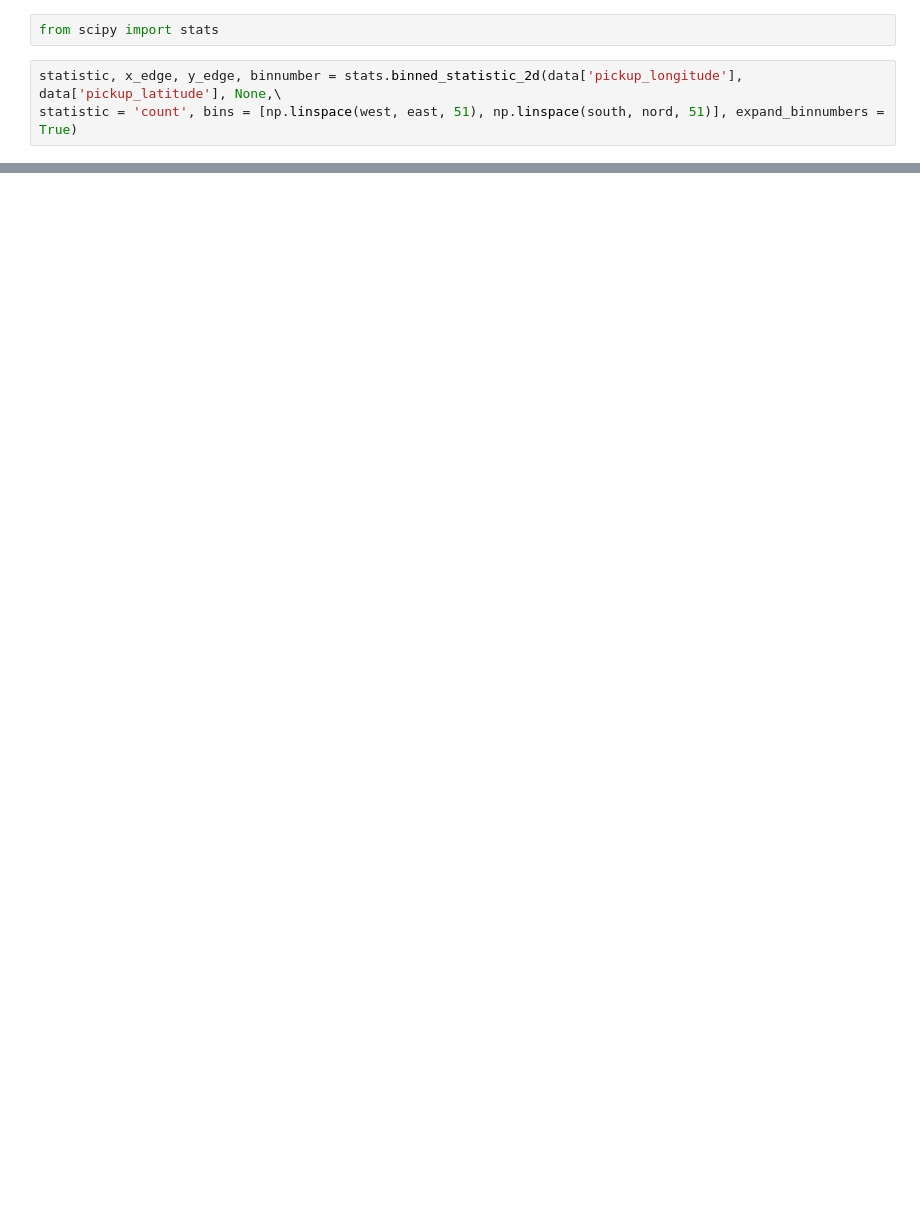
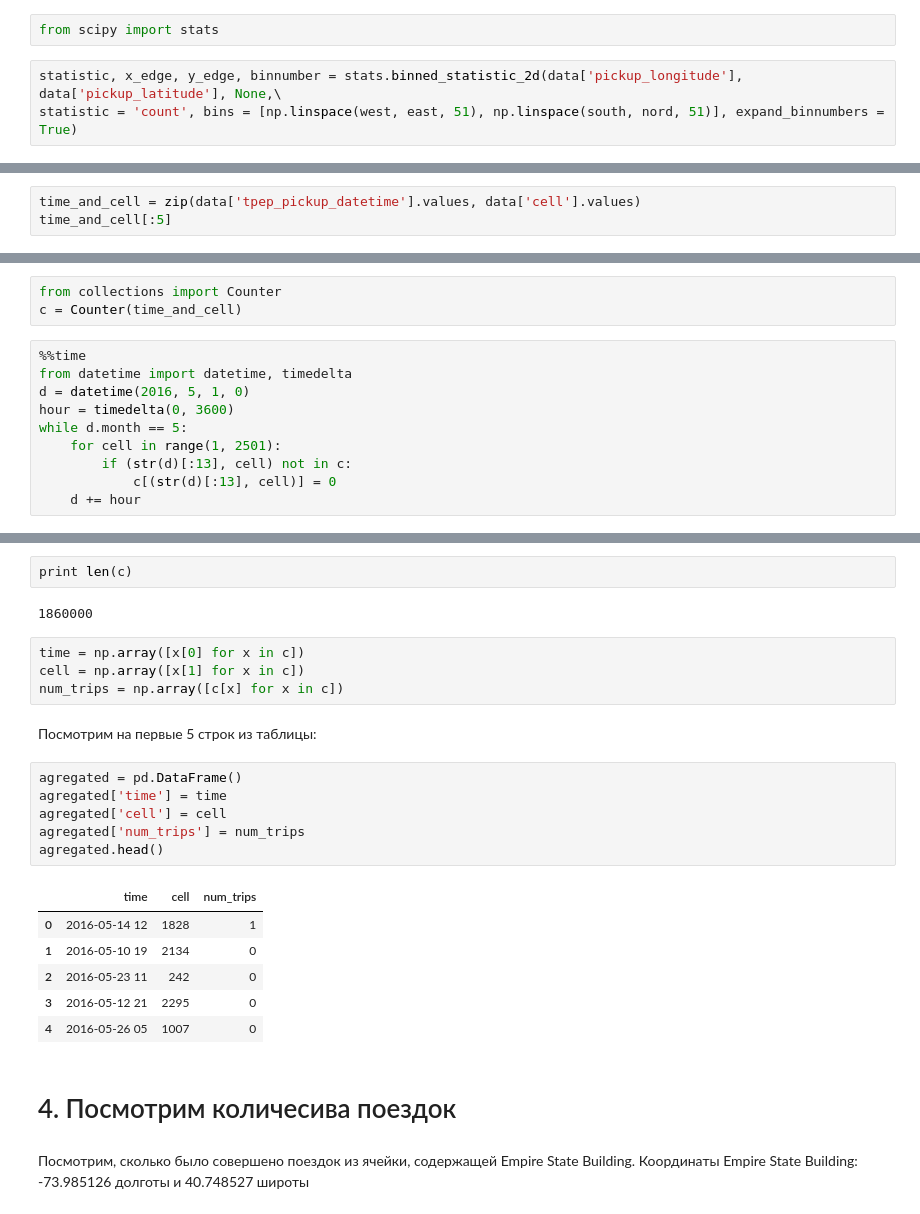
Before and after one commit to KirillMouraviev/Coursera_yellow_taxi, a Jupyter notebook: Подготовка данных.ipynb, the cells around one changed output, grey strips where cells are left out. Cells and saved outputs as stored; diff of their text form; blank space fills up the shorter version.

```diff
--- a/Подготовка данных.ipynb
+++ b/Подготовка данных.ipynb
@@ -141,0 +88,3 @@ print area(np.array([ESB_coord[0]]), np.array([ESB_coord[1]]))
+# %%
+time_and_cell = zip(data['tpep_pickup_datetime'].values, data['cell'].values)
+time_and_cell[:5]
@@ -141,0 +97,13 @@ print area(np.array([ESB_coord[0]]), np.array([ESB_coord[1]]))
+# %%
+from collections import Counter
+c = Counter(time_and_cell)
+# %%
+%%time
+from datetime import datetime, timedelta
+d = datetime(2016, 5, 1, 0)
+hour = timedelta(0, 3600)
+while d.month == 5:
+    for cell in range(1, 2501):
+        if (str(d)[:13], cell) not in c:
+            c[(str(d)[:13], cell)] = 0
+    d += hour
@@ -141,0 +113,27 @@ print area(np.array([ESB_coord[0]]), np.array([ESB_coord[1]]))
+# %%
+print len(c)
+# %% [output]
+1860000
+# %%
+time = np.array([x[0] for x in c])
+cell = np.array([x[1] for x in c])
+num_trips = np.array([c[x] for x in c])
+# %% [markdown]
+Посмотрим на первые 5 строк из таблицы:
+# %%
+agregated = pd.DataFrame()
+agregated['time'] = time
+agregated['cell'] = cell
+agregated['num_trips'] = num_trips
+agregated.head()
+# %% [output]
+|  | time | cell | num_trips |
+| 0 | 2016-05-14 12 | 1828 | 1 |
+| 1 | 2016-05-10 19 | 2134 | 0 |
+| 2 | 2016-05-23 11 | 242 | 0 |
+| 3 | 2016-05-12 21 | 2295 | 0 |
+| 4 | 2016-05-26 05 | 1007 | 0 |
+# %% [markdown]
+# 4. Посмотрим количесива поездок
+# %% [markdown]
+Посмотрим, сколько было совершено поездок из ячейки, содержащей Empire State Building. Координаты Empire State Building: -73.985126 долготы и 40.748527  широты
```
Also changed, not shown: parts of 45 cells of this notebook.
